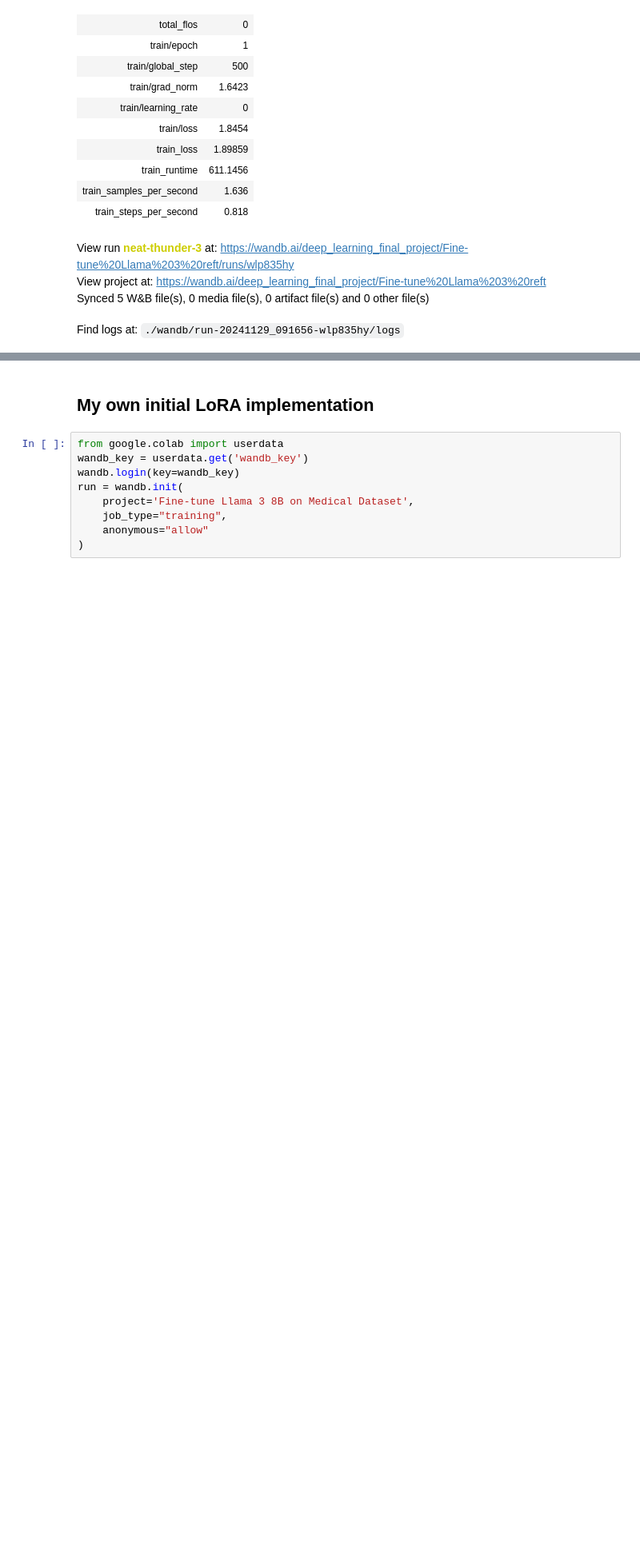
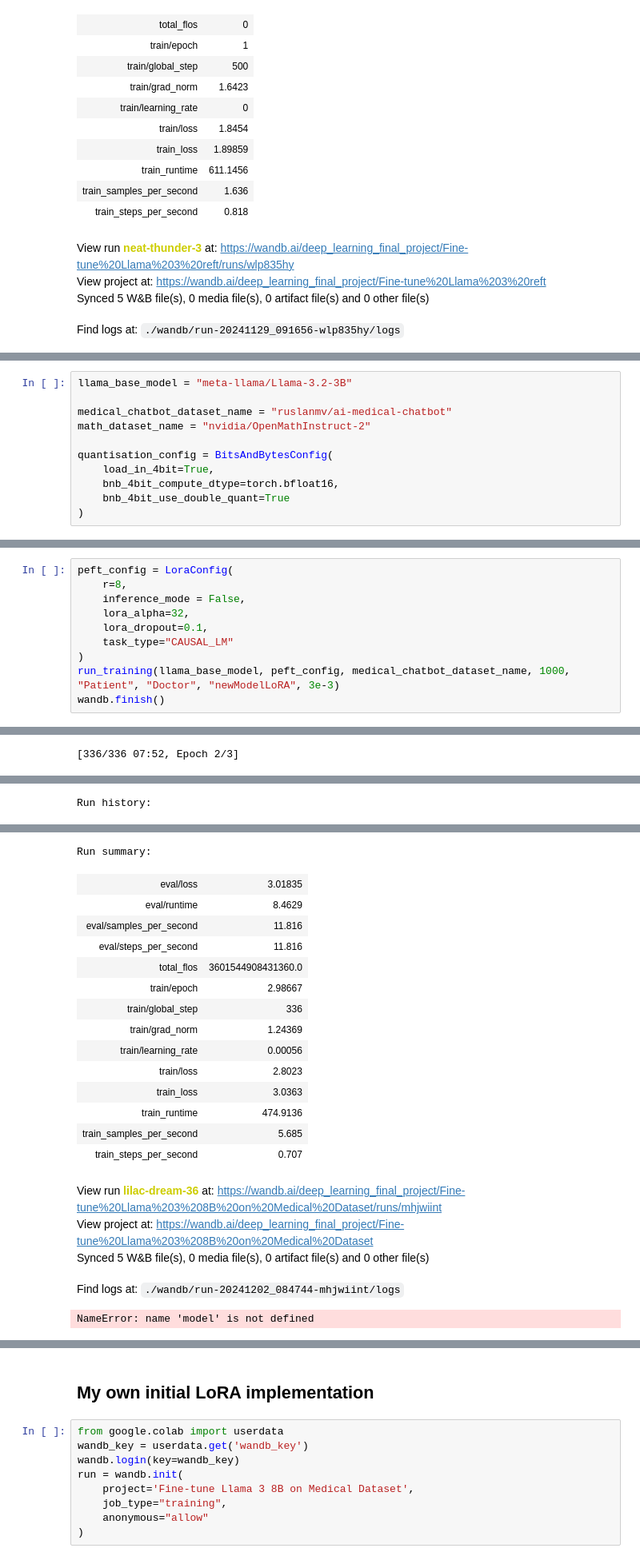
Before and after one commit to alina775/20242R0136COSE47402, a Jupyter notebook: FinalProject/deep_learning_final_project.ipynb, the cells around one changed output, grey strips where cells are left out. Shown at 80% size. Cells and saved outputs as stored; diff of their text form; blank space fills up the shorter version.

```diff
--- a/FinalProject/deep_learning_final_project.ipynb
+++ b/FinalProject/deep_learning_final_project.ipynb
@@ -395,0 +452,11 @@ Find logs at: ./wandb/run-20241129_091656-wlp835hy/logs
+# %%
+llama_base_model = "meta-llama/Llama-3.2-3B"
+
+medical_chatbot_dataset_name = "ruslanmv/ai-medical-chatbot"
+math_dataset_name = "nvidia/OpenMathInstruct-2"
+
+quantisation_config = BitsAndBytesConfig(
+    load_in_4bit=True,
+    bnb_4bit_compute_dtype=torch.bfloat16,
+    bnb_4bit_use_double_quant=True
+)
@@ -395,0 +537,11 @@ Find logs at: ./wandb/run-20241129_091656-wlp835hy/logs
+# %%
+peft_config = LoraConfig(
+    r=8,
+    inference_mode = False,
+    lora_alpha=32,
+    lora_dropout=0.1,
+    task_type="CAUSAL_LM"
+)
+run_training(llama_base_model, peft_config, medical_chatbot_dataset_name, 1000, "Patient", "Doctor", "newModelLoRA", 3e-3)
+wandb.finish()
+# %% [output]
@@ -395,0 +557 @@ Find logs at: ./wandb/run-20241129_091656-wlp835hy/logs
+[336/336 07:52, Epoch 2/3]
@@ -395,0 +564 @@ Find logs at: ./wandb/run-20241129_091656-wlp835hy/logs
+Run history:
@@ -395,0 +574,20 @@ Find logs at: ./wandb/run-20241129_091656-wlp835hy/logs
+Run summary:
+| eval/loss | 3.01835 |
+| eval/runtime | 8.4629 |
+| eval/samples_per_second | 11.816 |
+| eval/steps_per_second | 11.816 |
+| total_flos | 3601544908431360.0 |
+| train/epoch | 2.98667 |
+| train/global_step | 336 |
+| train/grad_norm | 1.24369 |
+| train/learning_rate | 0.00056 |
+| train/loss | 2.8023 |
+| train_loss | 3.0363 |
+| train_runtime | 474.9136 |
+| train_samples_per_second | 5.685 |
+| train_steps_per_second | 0.707 |
+View run lilac-dream-36 at: https://wandb.ai/deep_learning_final_project/Fine-tune%20Llama%203%208B%20on%20Medical%20Dataset/runs/mhjwiint
+View project at: https://wandb.ai/deep_learning_final_project/Fine-tune%20Llama%203%208B%20on%20Medical%20Dataset
+Synced 5 W&B file(s), 0 media file(s), 0 artifact file(s) and 0 other file(s)
+Find logs at: ./wandb/run-20241202_084744-mhjwiint/logs
+NameError: name 'model' is not defined
```
Also changed, not shown: parts of 53 cells of this notebook.
